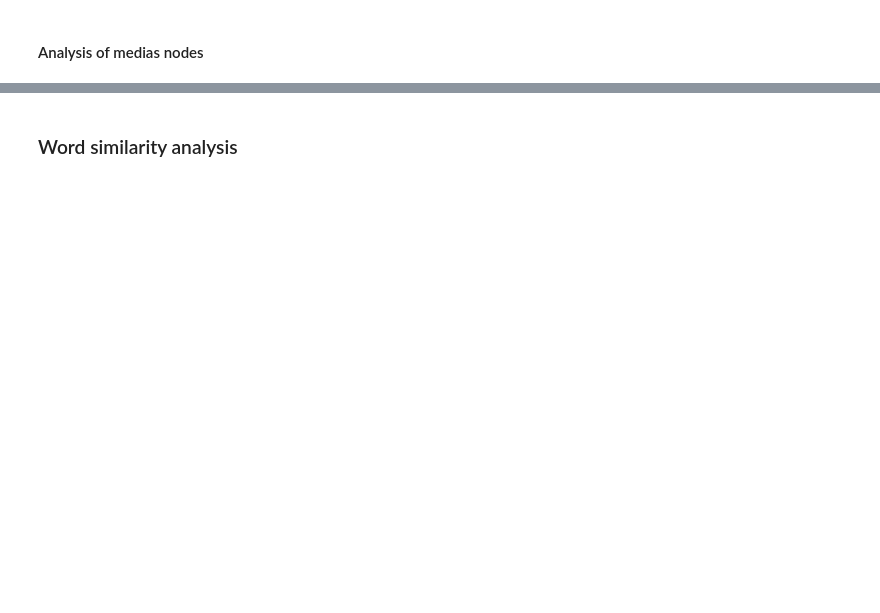
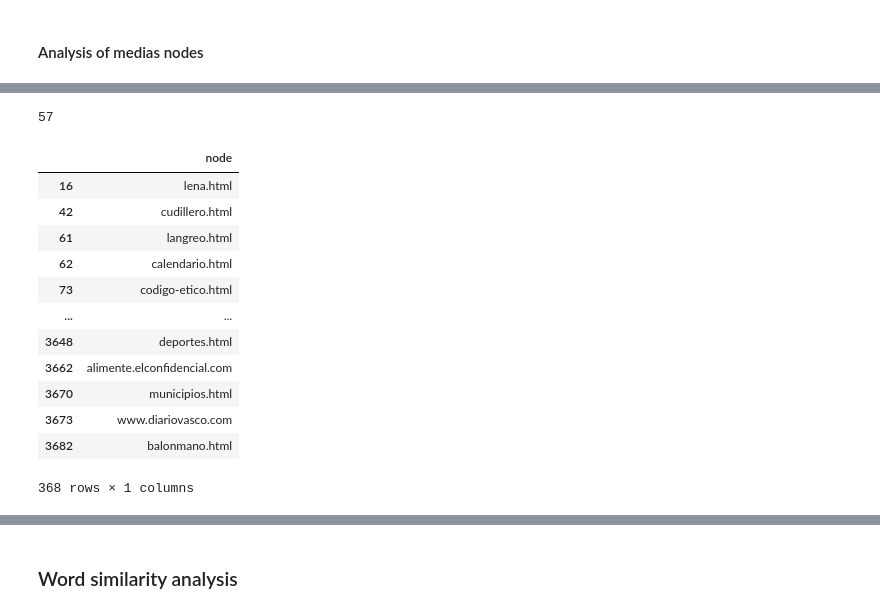
Before and after one commit to Marlup/Expected-news, a Jupyter notebook: testing/media-data-extraction/Medias url preprocessing before scrapping and loading.ipynb, the cells around one changed output, grey strips where cells are left out. Drawn from its saved outputs; the diff is of its cells as text; code cells hidden in the pictures; blank space fills up the shorter version.

```diff
--- a/testing/media-data-extraction/Medias url preprocessing before scrapping and loading.ipynb
+++ b/testing/media-data-extraction/Medias url preprocessing before scrapping and loading.ipynb
@@ -448,0 +324,20 @@ final_section_urls
+# %%
+section_urls.node.str.contains("www").sum()
+# %% [output]
+57
+# %%
+section_urls[section_urls["node"].str.contains("[.]")]
+# %% [output]
+|  | node |
+| 16 | lena.html |
+| 42 | cudillero.html |
+| 61 | langreo.html |
+| 62 | calendario.html |
+| 73 | codigo-etico.html |
+| ... | ... |
+| 3648 | deportes.html |
+| 3662 | alimente.elconfidencial.com |
+| 3670 | municipios.html |
+| 3673 | www.diariovasco.com |
+| 3682 | balonmano.html |
+368 rows × 1 columns
```
Also changed, not shown: parts of 45 cells of this notebook, 41 other files.
